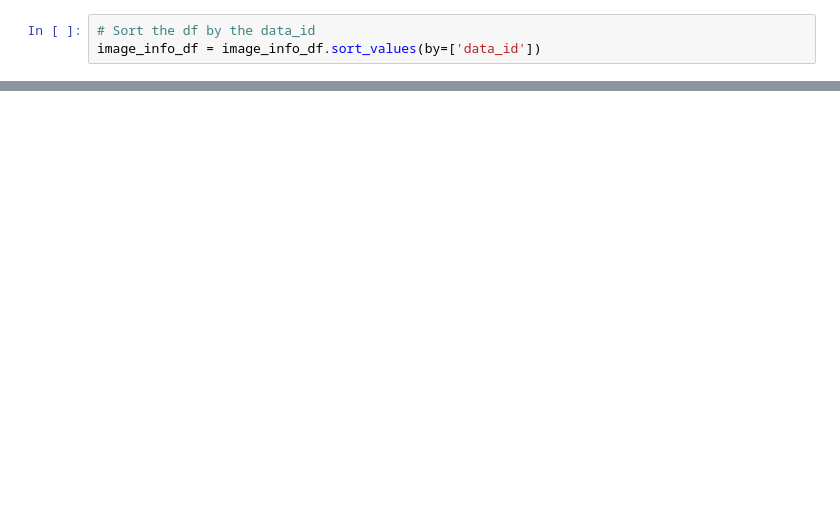
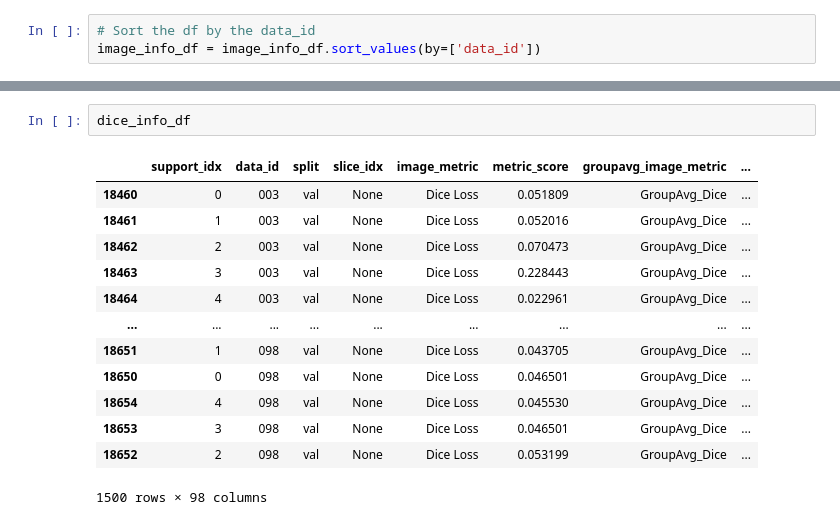
Before and after one commit to VictorButoi/ESE, a Jupyter notebook: notebooks/analyze_uvs.ipynb, the cells around one changed output, grey strips where cells are left out. Drawn from its saved outputs; the diff is of its cells as text; blank space fills up the shorter version.

```diff
--- a/notebooks/analyze_uvs.ipynb
+++ b/notebooks/analyze_uvs.ipynb
@@ -85,3 +150,19 @@ plt.title('WBC Dice Loss vs. Support-Set Size')
+# %%
+dice_info_df
+# %% [output]
+|  | support_idx | data_id | split | slice_idx | image_metric | metric_score | groupavg_image_metric | ... |
+| 18460 | 0 | 003 | val | None | Dice Loss | 0.051809 | GroupAvg_Dice | ... |
+| 18461 | 1 | 003 | val | None | Dice Loss | 0.052016 | GroupAvg_Dice | ... |
+| 18462 | 2 | 003 | val | None | Dice Loss | 0.070473 | GroupAvg_Dice | ... |
+| 18463 | 3 | 003 | val | None | Dice Loss | 0.228443 | GroupAvg_Dice | ... |
+| 18464 | 4 | 003 | val | None | Dice Loss | 0.022961 | GroupAvg_Dice | ... |
+| ... | ... | ... | ... | ... | ... | ... | ... | ... |
+| 18651 | 1 | 098 | val | None | Dice Loss | 0.043705 | GroupAvg_Dice | ... |
+| 18650 | 0 | 098 | val | None | Dice Loss | 0.046501 | GroupAvg_Dice | ... |
+| 18654 | 4 | 098 | val | None | Dice Loss | 0.045530 | GroupAvg_Dice | ... |
+| 18653 | 3 | 098 | val | None | Dice Loss | 0.046501 | GroupAvg_Dice | ... |
+| 18652 | 2 | 098 | val | None | Dice Loss | 0.053199 | GroupAvg_Dice | ... |
+1500 rows × 98 columns
 # %%
 hd_info_df = image_info_df[image_info_df['image_metric'] == 'HD95']
 
```
Also changed, not shown: parts of 10 cells of this notebook, 5 other files.
